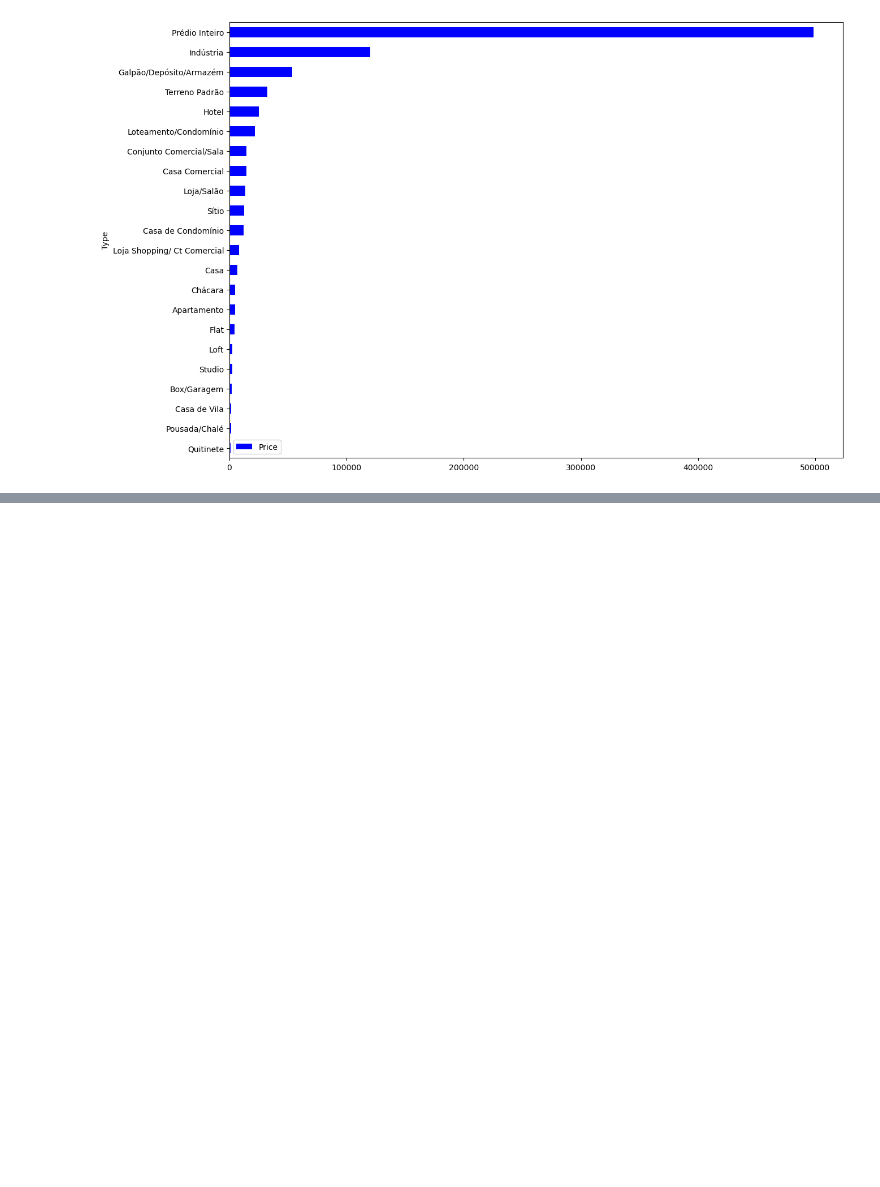
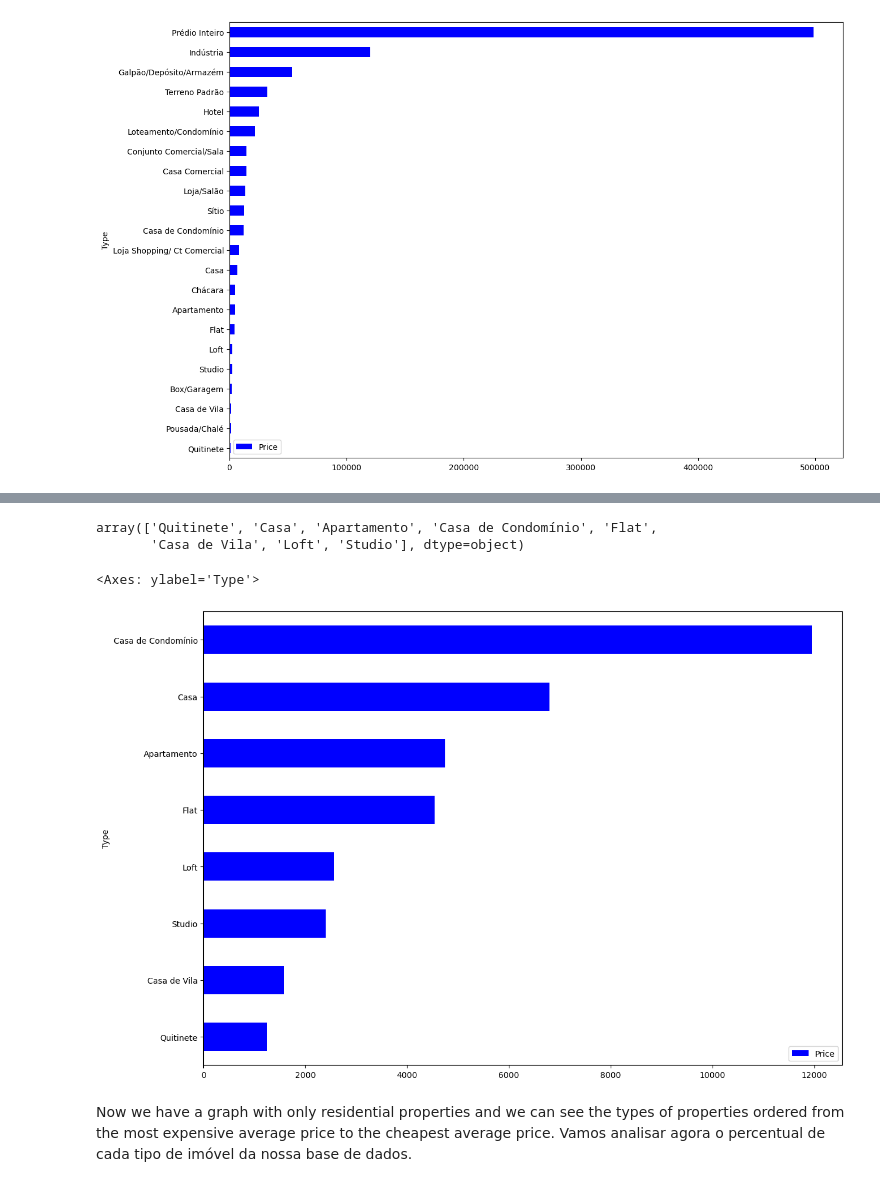
Before and after one commit to bsmiranda/Data_Science, a Jupyter notebook: 02_Real_state_data_analysis/Real_state_data_analysis.ipynb, the cells around one changed output, grey strips where cells are left out. Cells and saved outputs as stored; diff of their text form; code cells hidden in the pictures; blank space fills up the shorter version.

Commit message:
analyzing residential properties

```diff
--- a/02_Real_state_data_analysis/Real_state_data_analysis.ipynb
+++ b/02_Real_state_data_analysis/Real_state_data_analysis.ipynb
@@ -217,0 +273,3 @@ df_price_type.plot(kind='barh', figsize=(14,10), color='blue')
+# %%
+df = data.query('@commercial_real_estate not in Type')
+df.head()
@@ -217,0 +283,14 @@ df_price_type.plot(kind='barh', figsize=(14,10), color='blue')
+# %%
+df["Type"].unique()
+# %% [output]
+array(['Quitinete', 'Casa', 'Apartamento', 'Casa de Condomínio', 'Flat',
+       'Casa de Vila', 'Loft', 'Studio'], dtype=object)
+# %%
+df_price_type = df.groupby("Type")[["Price"]].mean().sort_values("Price")
+df_price_type.plot(kind='barh', figsize=(14,10), color='blue')
+# %% [output]
+<Axes: ylabel='Type'>
+[figure, added]
+# %% [markdown]
+Now we have a graph with only residential properties and we can see the types of properties ordered from the most expensive average price to the cheapest average price.
+Vamos analisar agora o percentual de cada tipo de imóvel da nossa base de dados.
```
Also changed, not shown: parts of 26 cells of this notebook.
